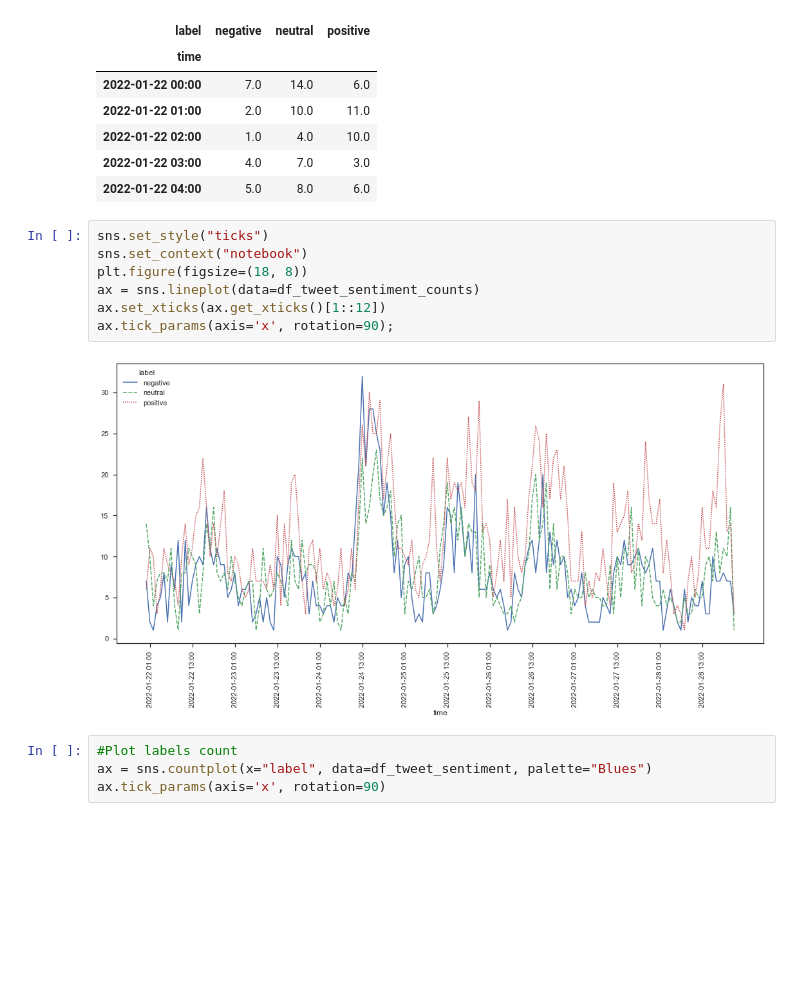
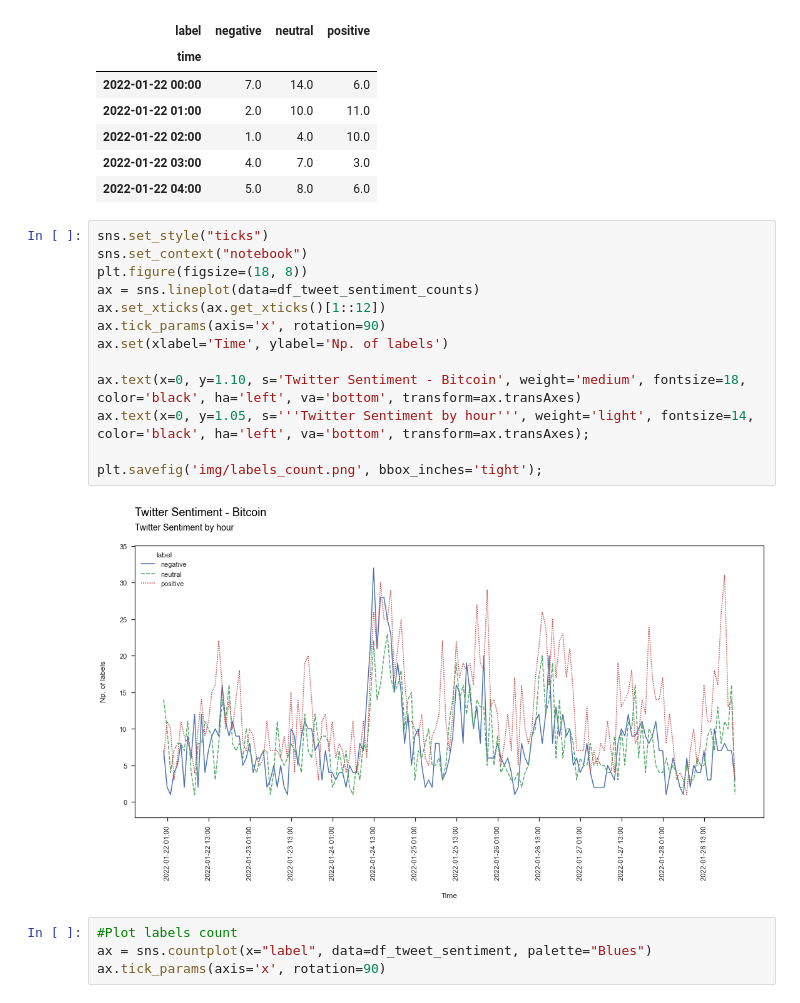
Before and after one commit to szafranskifilip/bitcoin_sentiment_analysis, a Jupyter notebook: EDA.ipynb, the cells around one changed output. Cells and saved outputs as stored; diff of their text form; blank space fills up the shorter version.

```diff
--- a/EDA.ipynb
+++ b/EDA.ipynb
@@ -333,12 +333,18 @@ df_tweet_sentiment_counts.head()
 # %%
 sns.set_style("ticks")
 sns.set_context("notebook")
 plt.figure(figsize=(18, 8))
 ax = sns.lineplot(data=df_tweet_sentiment_counts)
 ax.set_xticks(ax.get_xticks()[1::12])
-ax.tick_params(axis='x', rotation=90);
+ax.tick_params(axis='x', rotation=90)
+ax.set(xlabel='Time', ylabel='Np. of labels')
+
+ax.text(x=0, y=1.10, s='Twitter Sentiment - Bitcoin', weight='medium', fontsize=18, color='black', ha='left', va='bottom', transform=ax.transAxes)
+ax.text(x=0, y=1.05, s='''Twitter Sentiment by hour''', weight='light', fontsize=14, color='black', ha='left', va='bottom', transform=ax.transAxes);
+
+plt.savefig('img/labels_count.png', bbox_inches='tight');
 # %% [output]
-[figure, old version]
+[figure, new version]
 # %%
 #Plot labels count
 ax = sns.countplot(x="label", data=df_tweet_sentiment, palette="Blues")
```
Also changed, not shown: parts of 11 cells of this notebook, 7 other files.
